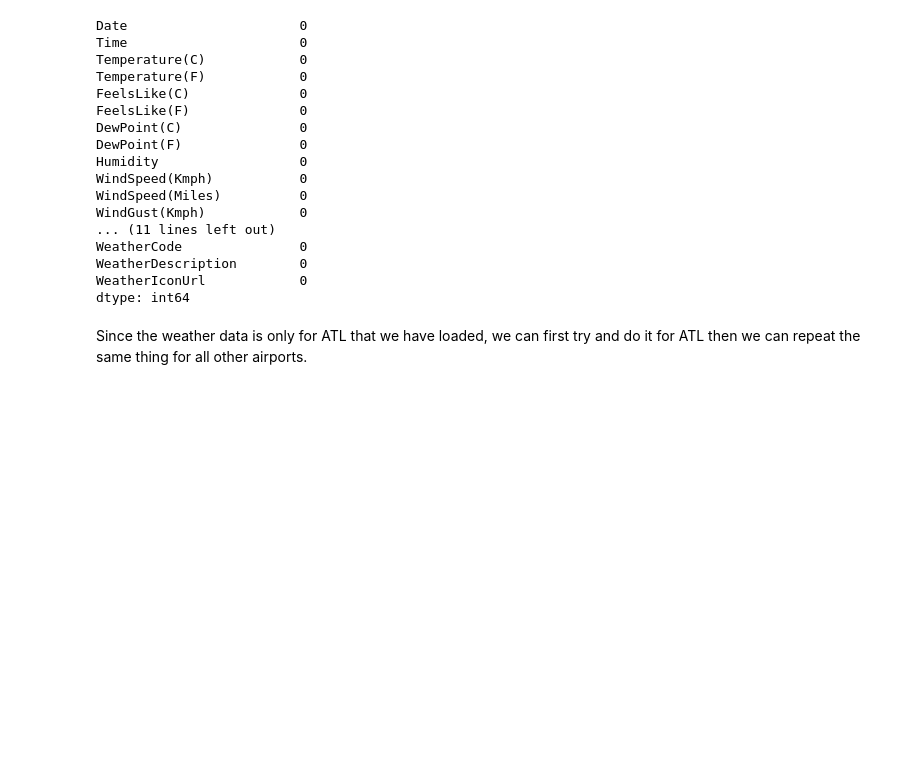
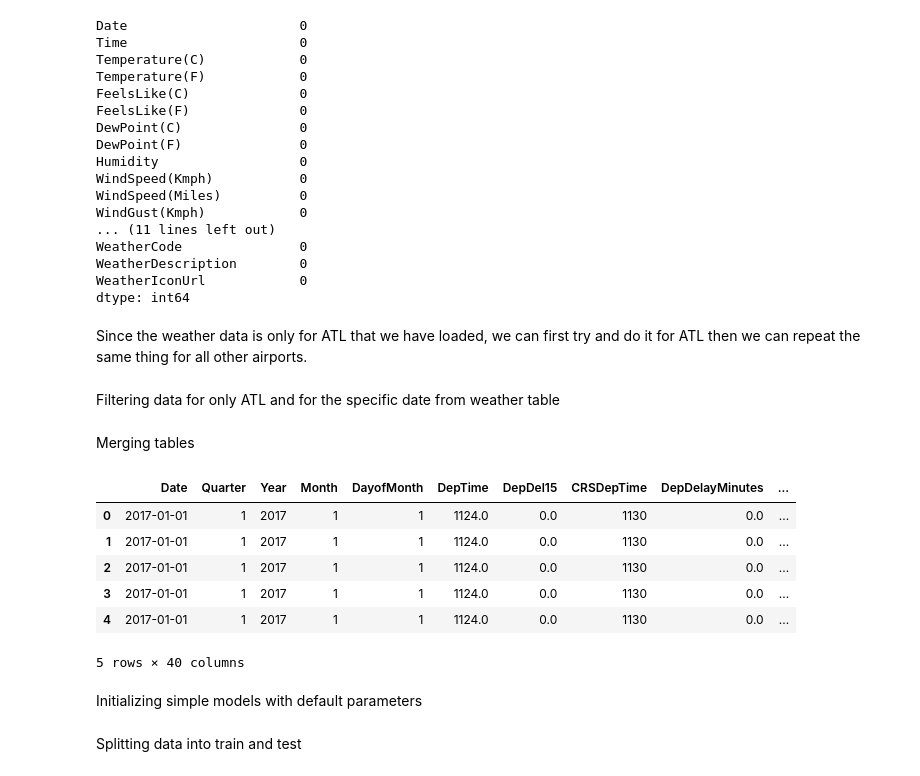
Before and after one commit to Astroficboy/petavue_assignment, a Jupyter notebook: round_3.ipynb, the cells around one changed output. Saved outputs shown, nothing was run; the diff lists cells and outputs as text; code cells hidden in the pictures; blank space fills up the shorter version.

Commit message:
Merging operation for ATL only, which can be replicated for all other

```diff
--- a/round_3.ipynb
+++ b/round_3.ipynb
@@ -192,15 +192,28 @@ columns_to_keep = ['FlightDate', 'Quarter', 'Year', 'Month', 'DayofMonth', 'DepT
                  'Origin', 'Dest', 'ArrTime', 'CRSArrTime', 'ArrDel15', 'ArrDelayMinutes']
 # %%
 flight_data = flight_data[columns_to_keep]
+# %% [markdown]
+Filtering data for only ATL and for the specific date from weather table
 # %%
 flight_data_filtered_1 = flight_data[(flight_data['Origin'] == 'ATL') | (flight_data['Dest'] == 'ATL')]
 flight_data_filtered_1 = flight_data_filtered_1.rename(columns={'FlightDate':'Date'})
 final_filter = output_csv[output_csv['Date'].isin(flight_data_filtered_1['Date'])]
+# %% [markdown]
+Merging tables
 # %%
 merged_csv = pd.merge(flight_data_filtered_1, final_filter, on='Date', how='inner')
 # %%
 merged_csv.to_csv('merged.csv', index=False)
 # %%
-merged_csv = pd.read_csv('')
+merged_csv = pd.read_csv('merged.csv')
+merged_csv.head()
+# %% [output]
+|  | Date | Quarter | Year | Month | DayofMonth | DepTime | DepDel15 | CRSDepTime | DepDelayMinutes | ... |
+| 0 | 2017-01-01 | 1 | 2017 | 1 | 1 | 1124.0 | 0.0 | 1130 | 0.0 | ... |
+| 1 | 2017-01-01 | 1 | 2017 | 1 | 1 | 1124.0 | 0.0 | 1130 | 0.0 | ... |
+| 2 | 2017-01-01 | 1 | 2017 | 1 | 1 | 1124.0 | 0.0 | 1130 | 0.0 | ... |
+| 3 | 2017-01-01 | 1 | 2017 | 1 | 1 | 1124.0 | 0.0 | 1130 | 0.0 | ... |
+| 4 | 2017-01-01 | 1 | 2017 | 1 | 1 | 1124.0 | 0.0 | 1130 | 0.0 | ... |
+5 rows × 40 columns
 # %%
 from sklearn.model_selection import train_test_split
@@ -208,0 +224,2 @@ from xgboost import XGBClassifier
+# %% [markdown]
+Initializing simple models with default parameters
@@ -208,0 +229,2 @@ from xgboost import XGBClassifier
+# %% [markdown]
+Splitting data into train and test
```
Also changed, not shown: parts of 10 cells of this notebook.
